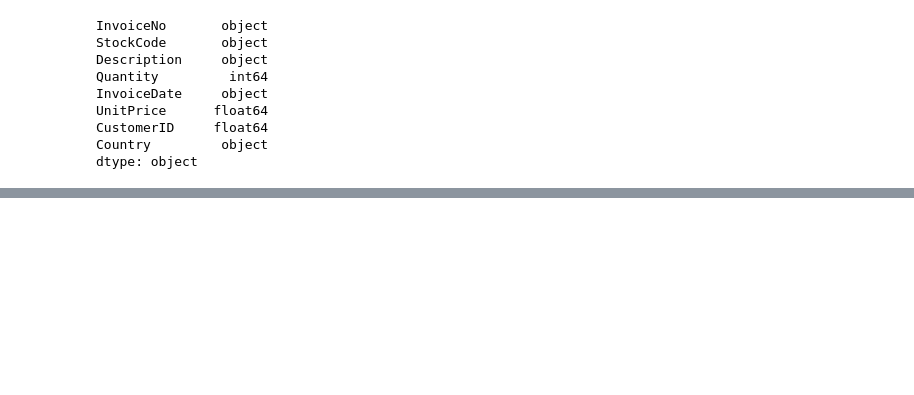
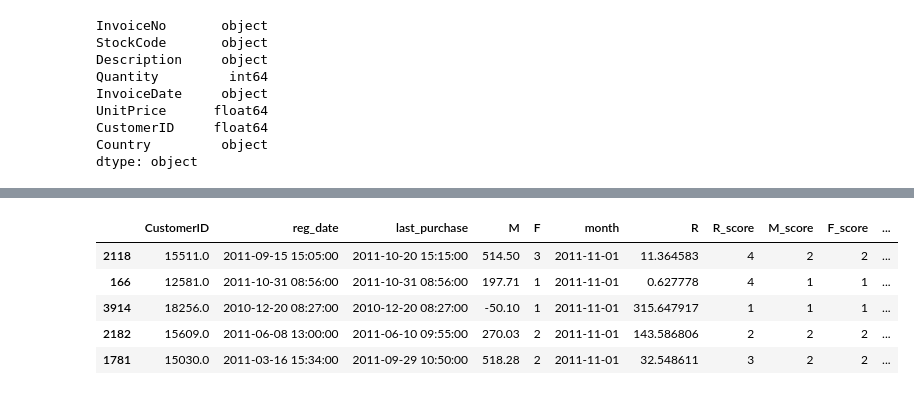
Before and after one commit to loechka/homeworks, a Jupyter notebook: kaggle_ecommerce_data.ipynb, the cells around one changed output, grey strips where cells are left out. Drawn from its saved outputs; the diff is of its cells as text; code cells hidden in the pictures; blank space fills up the shorter version.

```diff
--- a/kaggle_ecommerce_data.ipynb
+++ b/kaggle_ecommerce_data.ipynb
@@ -65,0 +176,3 @@ dtype: object
+# %%
+t['M_score'] = pd.qcut(t['M'], 4, labels = False) + 1
+t.groupby(by = 'M_score')['M'].agg(['mean', 'count'])
@@ -65,0 +236,10 @@ dtype: object
+# %%
+t['RFM_score'] = t['R_score'] + t['F_score'] + t['M_score']
+t.sample(5)
+# %% [output]
+|  | CustomerID | reg_date | last_purchase | M | F | month | R | R_score | M_score | F_score | ... |
+| 2118 | 15511.0 | 2011-09-15 15:05:00 | 2011-10-20 15:15:00 | 514.50 | 3 | 2011-11-01 | 11.364583 | 4 | 2 | 2 | ... |
+| 166 | 12581.0 | 2011-10-31 08:56:00 | 2011-10-31 08:56:00 | 197.71 | 1 | 2011-11-01 | 0.627778 | 4 | 1 | 1 | ... |
+| 3914 | 18256.0 | 2010-12-20 08:27:00 | 2010-12-20 08:27:00 | -50.10 | 1 | 2011-11-01 | 315.647917 | 1 | 1 | 1 | ... |
+| 2182 | 15609.0 | 2011-06-08 13:00:00 | 2011-06-10 09:55:00 | 270.03 | 2 | 2011-11-01 | 143.586806 | 2 | 2 | 2 | ... |
+| 1781 | 15030.0 | 2011-03-16 15:34:00 | 2011-09-29 10:50:00 | 518.28 | 2 | 2011-11-01 | 32.548611 | 3 | 2 | 2 | ... |
```
Also changed, not shown: parts of 28 cells of this notebook.
